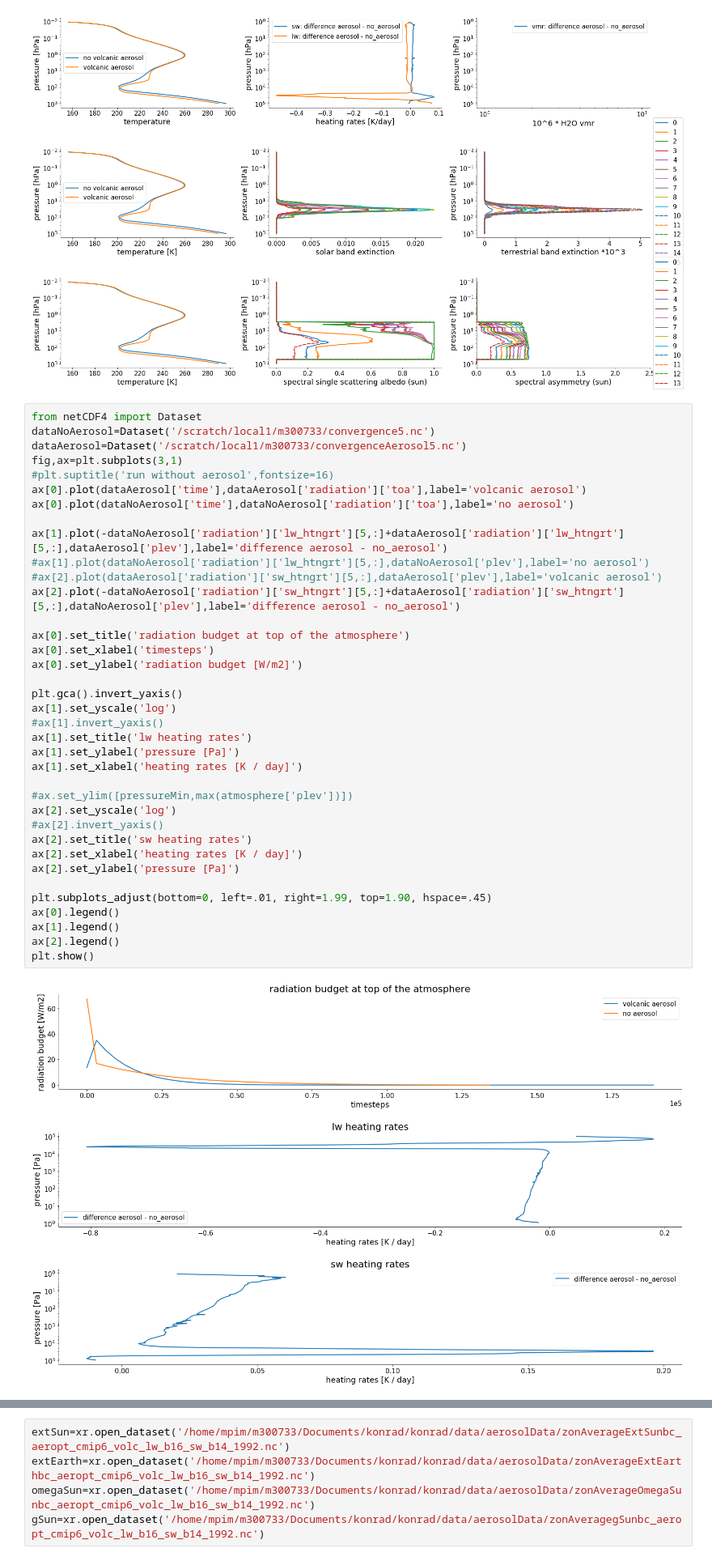
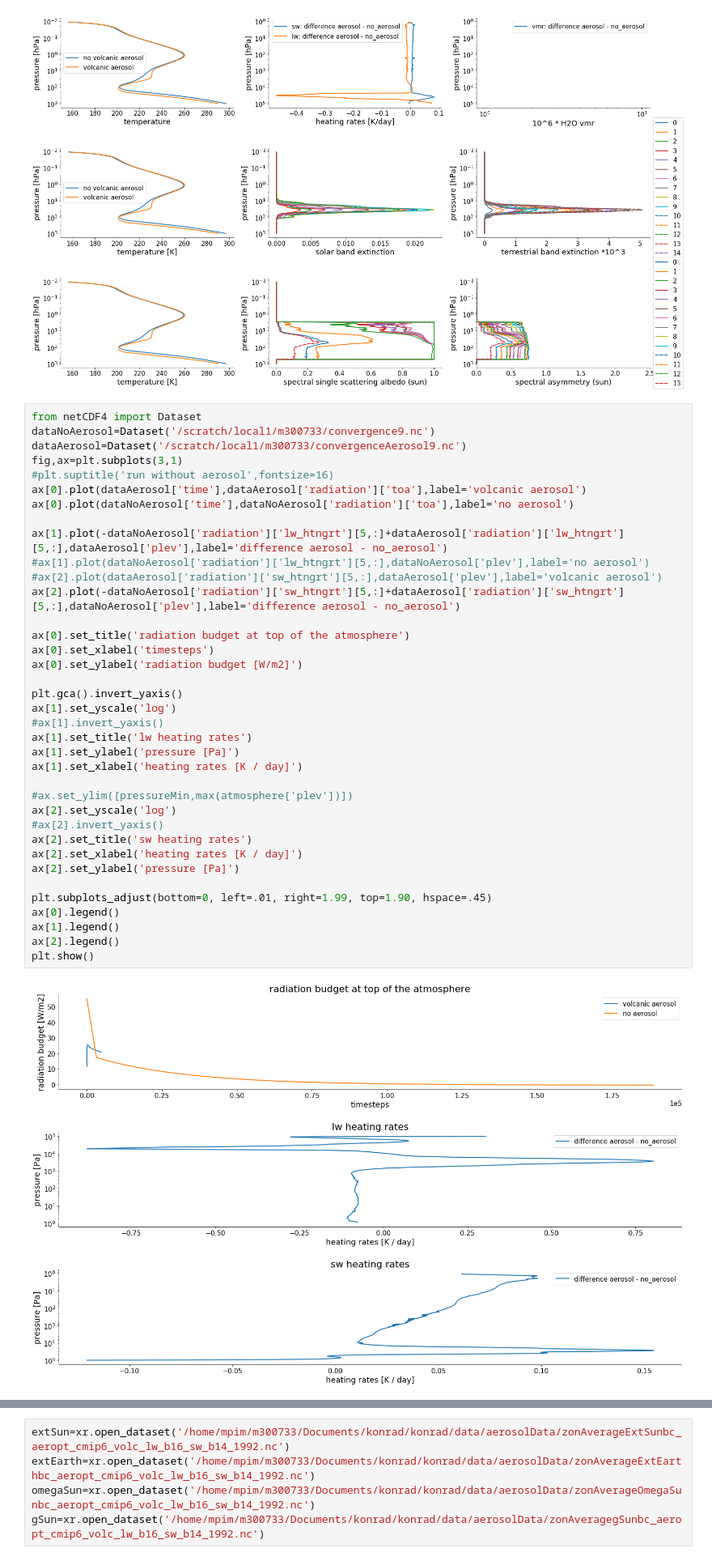
Before and after one commit to ClKroll/konradAeroModule, a Jupyter notebook: tutorials/volcanoExperiments.ipynb, the cells around one changed output, grey strips where cells are left out. Shown: that part at 81% size. Saved outputs shown, nothing was run; the diff lists cells and outputs as text.

Commit message:
Radiation_solver changed to fit aerosol

```diff
--- a/tutorials/volcanoExperiments.ipynb
+++ b/tutorials/volcanoExperiments.ipynb
@@ -371,8 +659,8 @@ ax[2,2].legend(loc='center left', bbox_to_anchor=(1, 0.5))
 [figure]
 # %%
 from netCDF4 import Dataset
-dataNoAerosol=Dataset('/scratch/local1/m300733/convergence5.nc')
-dataAerosol=Dataset('/scratch/local1/m300733/convergenceAerosol5.nc')
+dataNoAerosol=Dataset('/scratch/local1/m300733/convergence9.nc')
+dataAerosol=Dataset('/scratch/local1/m300733/convergenceAerosol9.nc')
 fig,ax=plt.subplots(3,1)
 #plt.suptitle('run without aerosol',fontsize=16)
 ax[0].plot(dataAerosol['time'],dataAerosol['radiation']['toa'],label='volcanic aerosol')
@@ -380,31 +668,31 @@ ax[0].plot(dataNoAerosol['time'],dataNoAerosol['radiation']['toa'],label='no aer
 
 ax[1].plot(-dataNoAerosol['radiation']['lw_htngrt'][5,:]+dataAerosol['radiation']['lw_htngrt'][5,:],dataAerosol['plev'],label='difference aerosol - no_aerosol')
 #ax[1].plot(dataNoAerosol['radiation']['lw_htngrt'][5,:],dataNoAerosol['plev'],label='no aerosol')
 #ax[2].plot(dataAerosol['radiation']['sw_htngrt'][5,:],dataAerosol['plev'],label='volcanic aerosol')
 ax[2].plot(-dataNoAerosol['radiation']['sw_htngrt'][5,:]+dataAerosol['radiation']['sw_htngrt'][5,:],dataNoAerosol['plev'],label='difference aerosol - no_aerosol')
 
 ax[0].set_title('radiation budget at top of the atmosphere')
 ax[0].set_xlabel('timesteps')
 ax[0].set_ylabel('radiation budget [W/m2]')
 
 plt.gca().invert_yaxis()
 ax[1].set_yscale('log')
 #ax[1].invert_yaxis()
 ax[1].set_title('lw heating rates')
 ax[1].set_ylabel('pressure [Pa]')
 ax[1].set_xlabel('heating rates [K / day]')
 
 #ax.set_ylim([pressureMin,max(atmosphere['plev'])])
 ax[2].set_yscale('log')
 #ax[2].invert_yaxis()
 ax[2].set_title('sw heating rates')
 ax[2].set_xlabel('heating rates [K / day]')
 ax[2].set_ylabel('pressure [Pa]')
 
 plt.subplots_adjust(bottom=0, left=.01, right=1.99, top=1.90, hspace=.45)
 ax[0].legend()
 ax[1].legend()
 ax[2].legend()
 plt.show()
 # %% [output]
-[figure, old version]
+[figure, new version]
```
Also changed, not shown: parts of 17 cells of this notebook, 4 other files.
